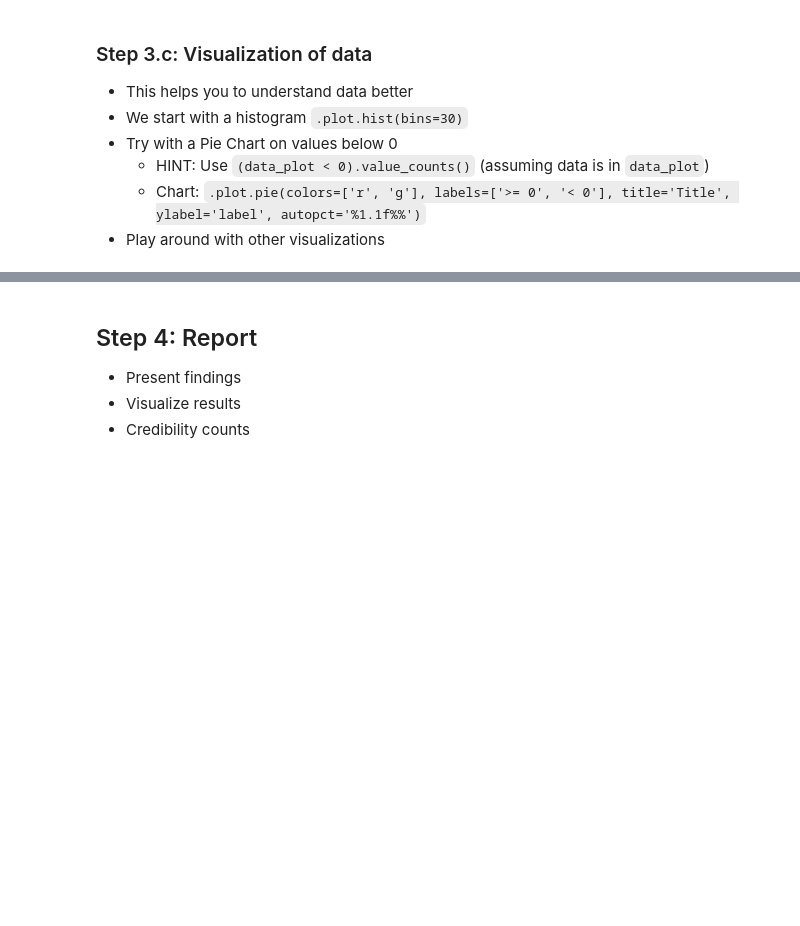
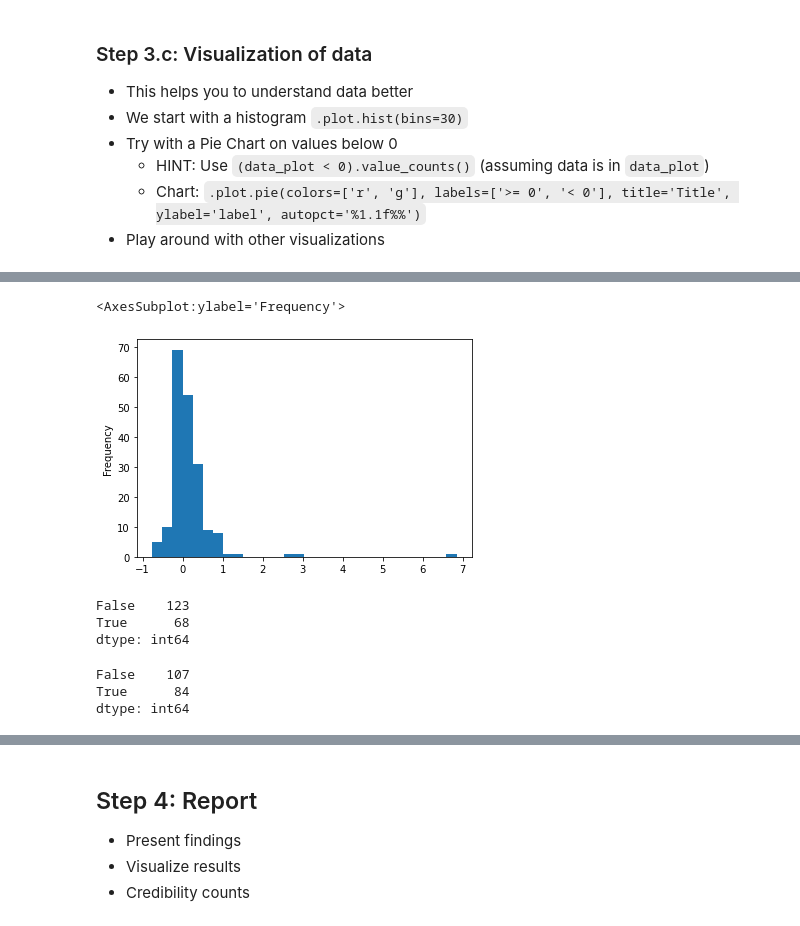
Before and after one commit to Springhawk27/data-science, a Jupyter notebook: 01 - Project - CO2 Per Capita.ipynb, the cells around one changed output, grey strips where cells are left out. Drawn from its saved outputs; the diff is of its cells as text; code cells hidden in the pictures; blank space fills up the shorter version.

````diff
--- a/01 - Project - CO2 Per Capita.ipynb
+++ b/01 - Project - CO2 Per Capita.ipynb
@@ -161,3 +228,5 @@ data.isnull().sum().plot.hist()
+# %%
+data_plot_10years = (data_clean.loc[2018] - data_clean.loc[2008])/data_clean.loc[2008]
 # %% [markdown]
 ### Step 3.b: Describe the data
 - A great way to understand data is to apply ```.describe()```
@@ -172,0 +271,17 @@ data.isnull().sum().plot.hist()
+# %%
+data_plot_10years.plot.hist(bins=30)
+# %% [output]
+<AxesSubplot:ylabel='Frequency'>
+[figure, added]
+# %%
+(data_plot < 0).value_counts()
+# %% [output]
+False    123
+True      68
+dtype: int64
+# %%
+(data_plot_10years < 0).value_counts()
+# %% [output]
+False    107
+True      84
+dtype: int64
````
Also changed, not shown: parts of 15 cells of this notebook.
